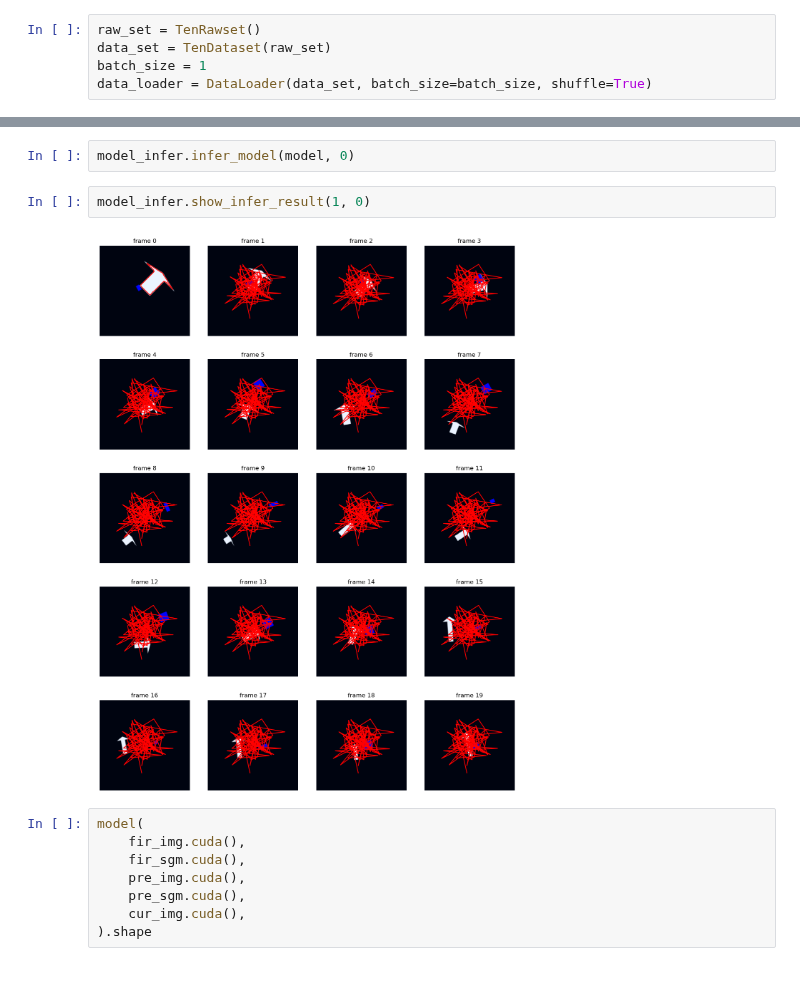
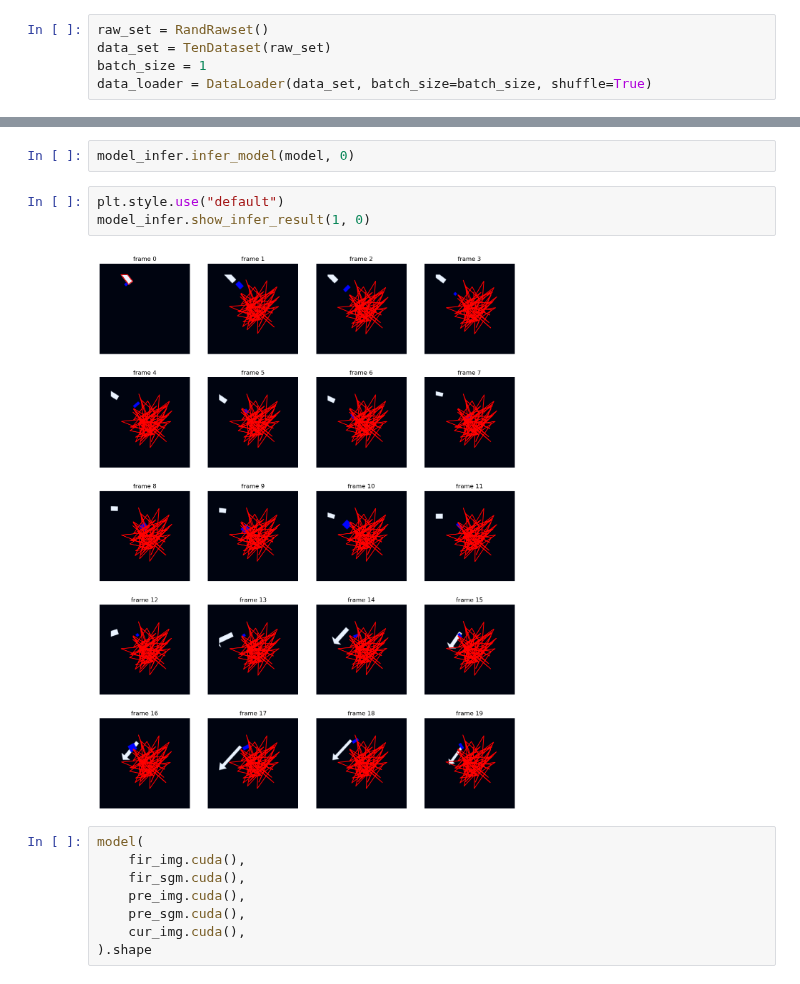
Before and after one commit to wcbup/VOS_boundary_tracking, a Jupyter notebook: DETR_10_train.ipynb, the cells around one changed output, grey strips where cells are left out. Drawn from its saved outputs; the diff is of its cells as text.

```diff
--- a/DETR_10_train.ipynb
+++ b/DETR_10_train.ipynb
@@ -11,5 +11,5 @@ from tenLoader import TenRawset, TenVideoInfer, TenDataset
 # %%
-raw_set = TenRawset()
+raw_set = RandRawset()
 data_set = TenDataset(raw_set)
 batch_size = 1
 data_loader = DataLoader(data_set, batch_size=batch_size, shuffle=True)
@@ -37,9 +40,10 @@ model_infer = TenVideoInfer(raw_set, is_detr=True)
 # %%
 model_infer.infer_model(model, 0)
 # %%
+plt.style.use("default")
 model_infer.show_infer_result(1, 0)
 # %% [output]
-[figure, old version]
+[figure, new version]
 # %%
 model(
     fir_img.cuda(),
```
Also changed, not shown: parts of 6 cells of this notebook, 15 other files.
